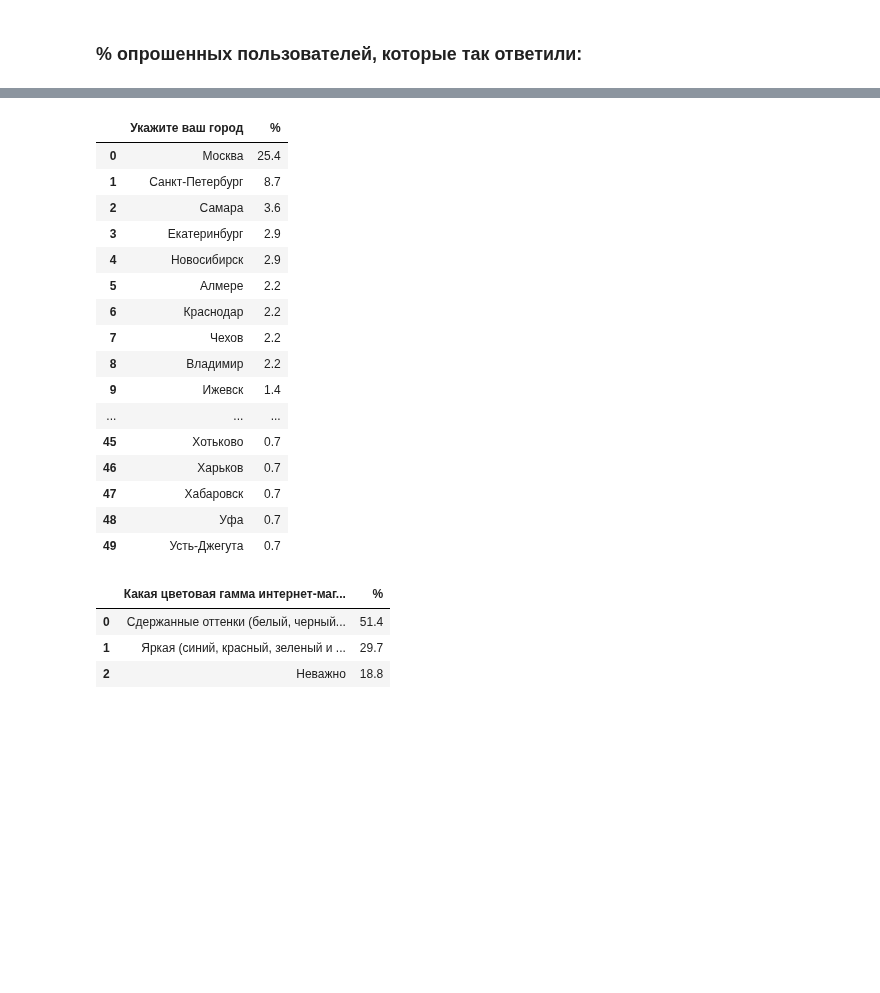
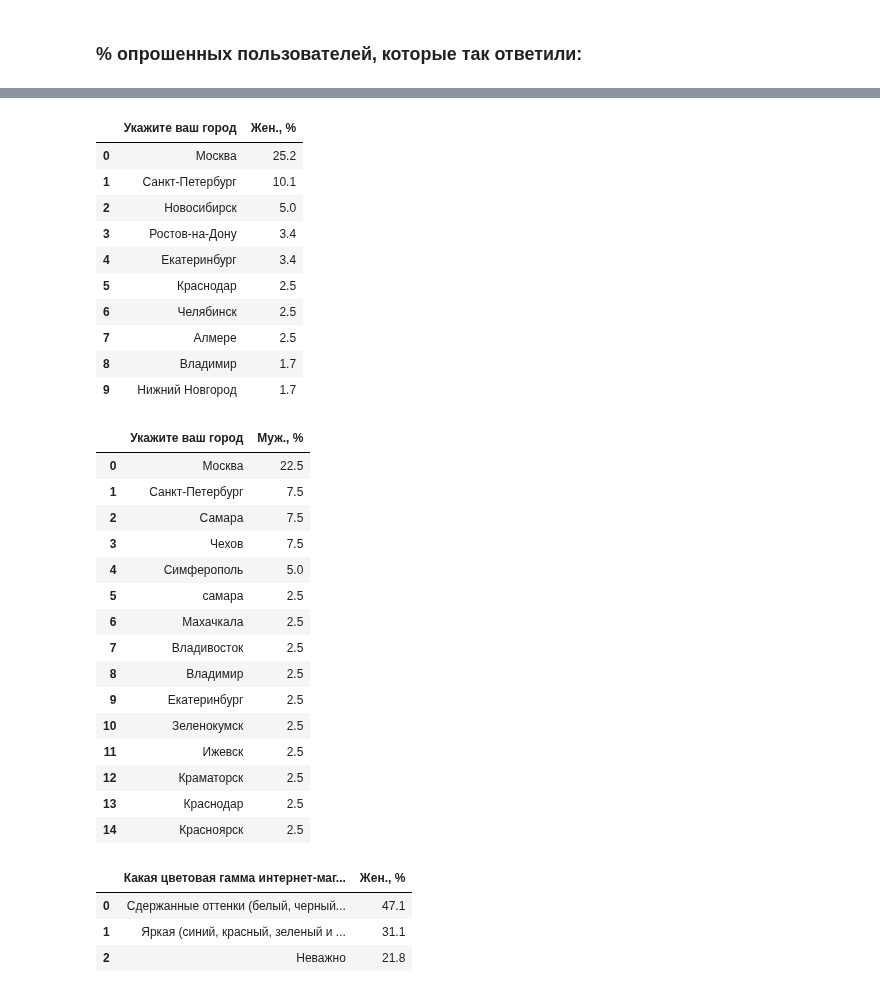
Before and after one commit to Gralex78/Home-Work-PYDA-20, a Jupyter notebook: 28_Grow/Grow.ipynb, the cells around one changed output, grey strips where cells are left out. Cells and saved outputs as stored; diff of their text form; code cells hidden in the pictures; blank space fills up the shorter version.

```diff
--- a/28_Grow/Grow.ipynb
+++ b/28_Grow/Grow.ipynb
@@ -189,3 +160,6 @@ See the caveats in the documentation: https://pandas.pydata.org/pandas-docs/stab
 # %% [markdown]
 ### % опрошенных пользователей, которые так ответили:
+# %%
+df_f = df.loc[df['Укажите ваш пол'] == 'Женский']
+df_m = df.loc[df['Укажите ваш пол'] == 'Мужской']
 # %%
@@ -211,31 +197,46 @@ df2
 # %%
-df3 = round(df.iloc[:,[3]].value_counts() / df.iloc[:,[3]].value_counts().sum() * 100, 1).head(50).reset_index()
-df3.columns = ['Укажите ваш город', '%']
-df3
+df3_f = round(df_f.iloc[:,[3]].value_counts() / df_f.iloc[:,[3]].value_counts().sum() * 100, 1).head(50).reset_index()
+df3_f.columns = ['Укажите ваш город', 'Жен., %']
+df3_f.head(10)
 # %% [output]
-|  | Укажите ваш город | % |
-| 0 | Москва | 25.4 |
-| 1 | Санкт-Петербург | 8.7 |
-| 2 | Самара | 3.6 |
-| 3 | Екатеринбург | 2.9 |
-| 4 | Новосибирск | 2.9 |
-| 5 | Алмере | 2.2 |
-| 6 | Краснодар | 2.2 |
-| 7 | Чехов | 2.2 |
-| 8 | Владимир | 2.2 |
-| 9 | Ижевск | 1.4 |
-| ... | ... | ... |
-| 45 | Хотьково | 0.7 |
-| 46 | Харьков | 0.7 |
-| 47 | Хабаровск | 0.7 |
-| 48 | Уфа | 0.7 |
-| 49 | Усть-Джегута | 0.7 |
+|  | Укажите ваш город | Жен., % |
+| 0 | Москва | 25.2 |
+| 1 | Санкт-Петербург | 10.1 |
+| 2 | Новосибирск | 5.0 |
+| 3 | Ростов-на-Дону | 3.4 |
+| 4 | Екатеринбург | 3.4 |
+| 5 | Краснодар | 2.5 |
+| 6 | Челябинск | 2.5 |
+| 7 | Алмере | 2.5 |
+| 8 | Владимир | 1.7 |
+| 9 | Нижний Новгород | 1.7 |
+# %%
+df3_m = round(df_m.iloc[:,[3]].value_counts() / df_m.iloc[:,[3]].value_counts().sum() * 100, 1).head(50).reset_index()
+df3_m.columns = ['Укажите ваш город', 'Муж., %']
+df3_m.head(15)
+# %% [output]
+|  | Укажите ваш город | Муж., % |
+| 0 | Москва | 22.5 |
+| 1 | Санкт-Петербург | 7.5 |
+| 2 | Самара | 7.5 |
+| 3 | Чехов | 7.5 |
+| 4 | Симферополь | 5.0 |
+| 5 | самара | 2.5 |
+| 6 | Махачкала | 2.5 |
+| 7 | Владивосток | 2.5 |
+| 8 | Владимир | 2.5 |
+| 9 | Екатеринбург | 2.5 |
+| 10 | Зеленокумск | 2.5 |
+| 11 | Ижевск | 2.5 |
+| 12 | Краматорск | 2.5 |
+| 13 | Краснодар | 2.5 |
+| 14 | Красноярск | 2.5 |
 # %%
-df4 = round(df.iloc[:,[4]].value_counts() / df.iloc[:,[4]].value_counts().sum() * 100, 1).head().reset_index()
-df4.columns = ['Какая цветовая гамма интернет-магазина вам нравится?', '%']
-df4
+df4_f = round(df_f.iloc[:,[4]].value_counts() / df_f.iloc[:,[4]].value_counts().sum() * 100, 1).head().reset_index()
+df4_f.columns = ['Какая цветовая гамма интернет-магазина вам нравится?', 'Жен., %']
+df4_f
 # %% [output]
-|  | Какая цветовая гамма интернет-маг... | % |
-| 0 | Сдержанные оттенки (белый, черный... | 51.4 |
-| 1 | Яркая (синий, красный, зеленый и ... | 29.7 |
-| 2 | Неважно | 18.8 |
+|  | Какая цветовая гамма интернет-маг... | Жен., % |
+| 0 | Сдержанные оттенки (белый, черный... | 47.1 |
+| 1 | Яркая (синий, красный, зеленый и ... | 31.1 |
+| 2 | Неважно | 21.8 |
```
Also changed, not shown: parts of 82 cells of this notebook.
